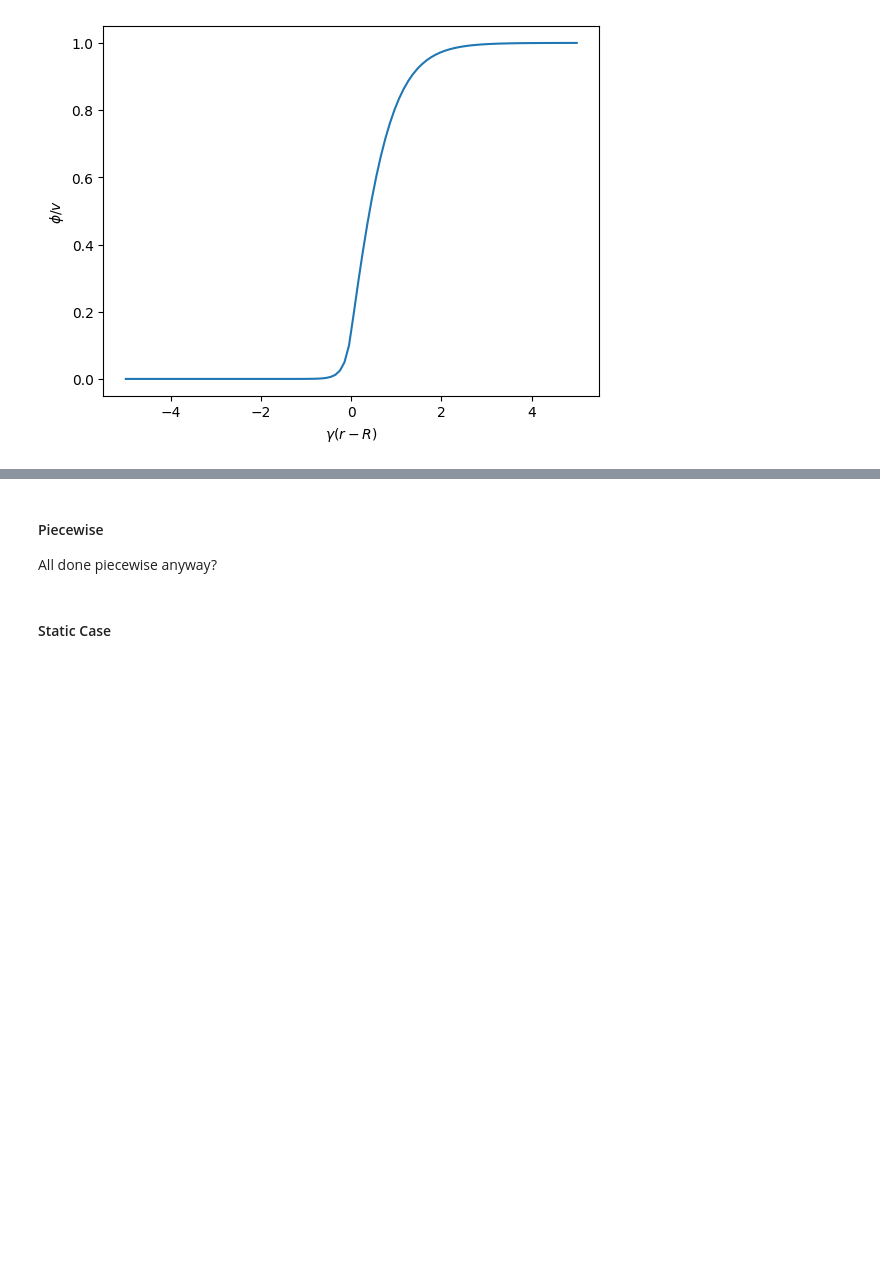
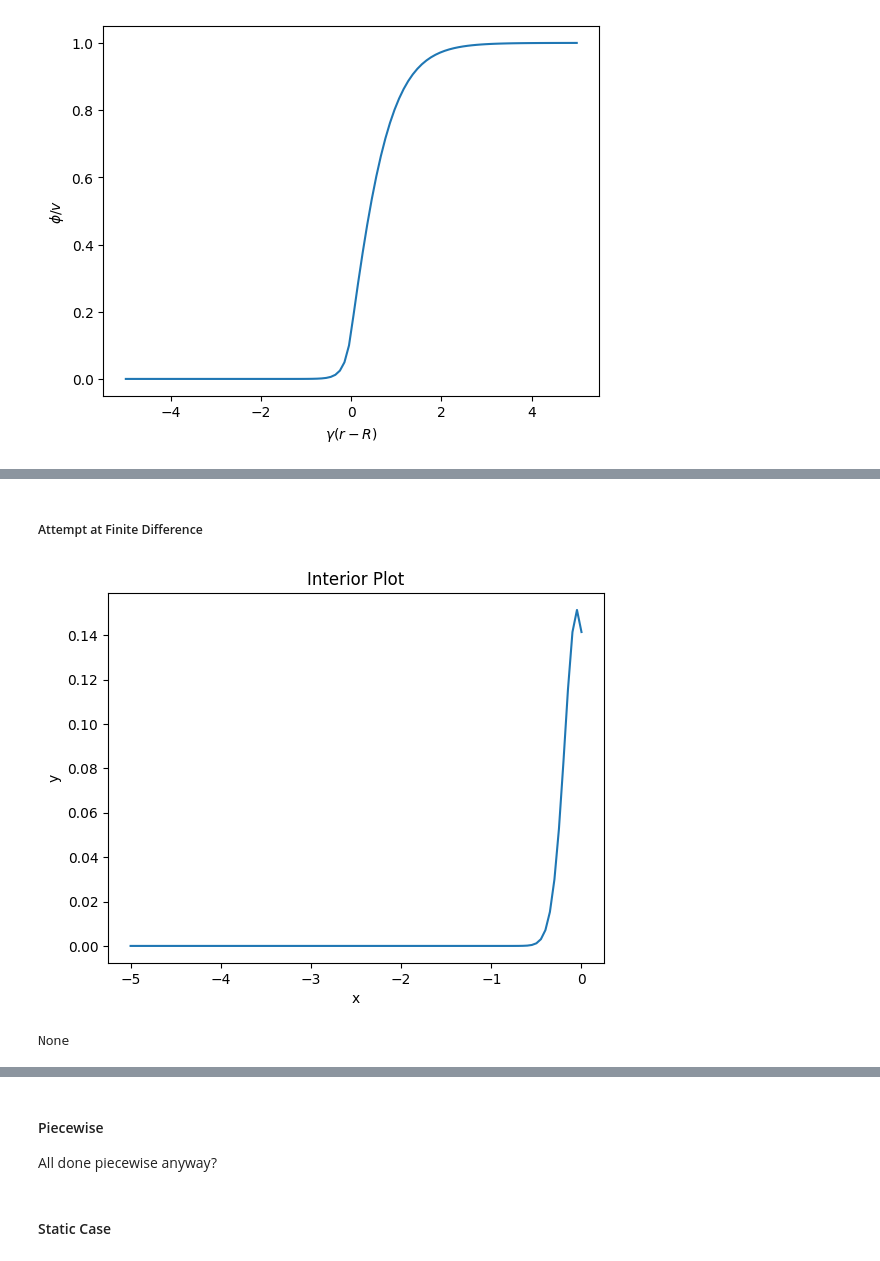
Before and after one commit to Joe-Egan-22/Master-s-Project, a Jupyter notebook: Project_Notebook.ipynb, the cells around one changed output, grey strips where cells are left out. Saved outputs shown, nothing was run; the diff lists cells and outputs as text; code cells hidden in the pictures; blank space fills up the shorter version.

Commit message:
Wrote code to attempt to solve spherical symmetron with finite difference

```diff
--- a/Project_Notebook.ipynb
+++ b/Project_Notebook.ipynb
@@ -780,0 +812,67 @@ if __name__ == '__main__':
+# %% [markdown]
+##### Attempt at Finite Difference
+# %%
+import numpy as np
+
+def get_A(n, h, x):
+    A = np.zeros((n+1,n+1))
+    A[0,0] = 1
+    A[n,n] = 1
+    K = 1
+    for i in range(1, n):
+        A[i,i-1] = 1/h**2 + 1/(x[i]*h)
+        A[i,i] = -2/h**2 - K
+        A[i,i+1] = 1/h**2 - 1/(x[i]*h)
+
+    return A
+
+def get_B(n, h, x, chi0, v):
+    B = np.zeros(n+1)
+    B[0] = 0 # Added to suit problem, needs streamlining
+    B[-1] = chi0
+
+    return B
+
+def create_fig(xlabel, ylabel, title, n):
+
+    fig, ax = plt.subplots()
+    ax.set_title(title)
+    ax.set_xlabel(xlabel)
+    ax.set_ylabel(ylabel)
+    #ax.text(0.15, 144, f'n = {n}')
+
+    return fig
+
+def plot_data(xlabel, ylabel, title, n, x0, xn, sol):
+
+    create_fig(xlabel, ylabel, title, n)
+    x = np.linspace(x0, xn, n+1)
+    plt.plot(x,sol)
+    plt.show()
+
+def main():
+
+    n = 100
+    h = 5-0/n
+    p = 25 # Phase parameter
+    g = np.sqrt(2*(p - 1)) # The effective mass of interior scalar fluctuations in units of γ
+    chi0 = (2 + g**2)**(-1/2) # Field boundary value
+    xn = -1e-9
+    x0 = -5
+    x = np.linspace(x0,xn, n)
+    v = 1
+
+
+    A = get_A(n, h, x)
+    B = get_B(n, h, x, chi0, v)
+
+    y = np.linalg.solve(A,B)
+
+    plot_data('x', 'y', 'Interior Plot', n, x0, xn, y)
+
+    return None
+
+print(main())
+# %% [output]
+[figure, added]
+None
```
Also changed, not shown: parts of 7 cells of this notebook, 2 other files.
